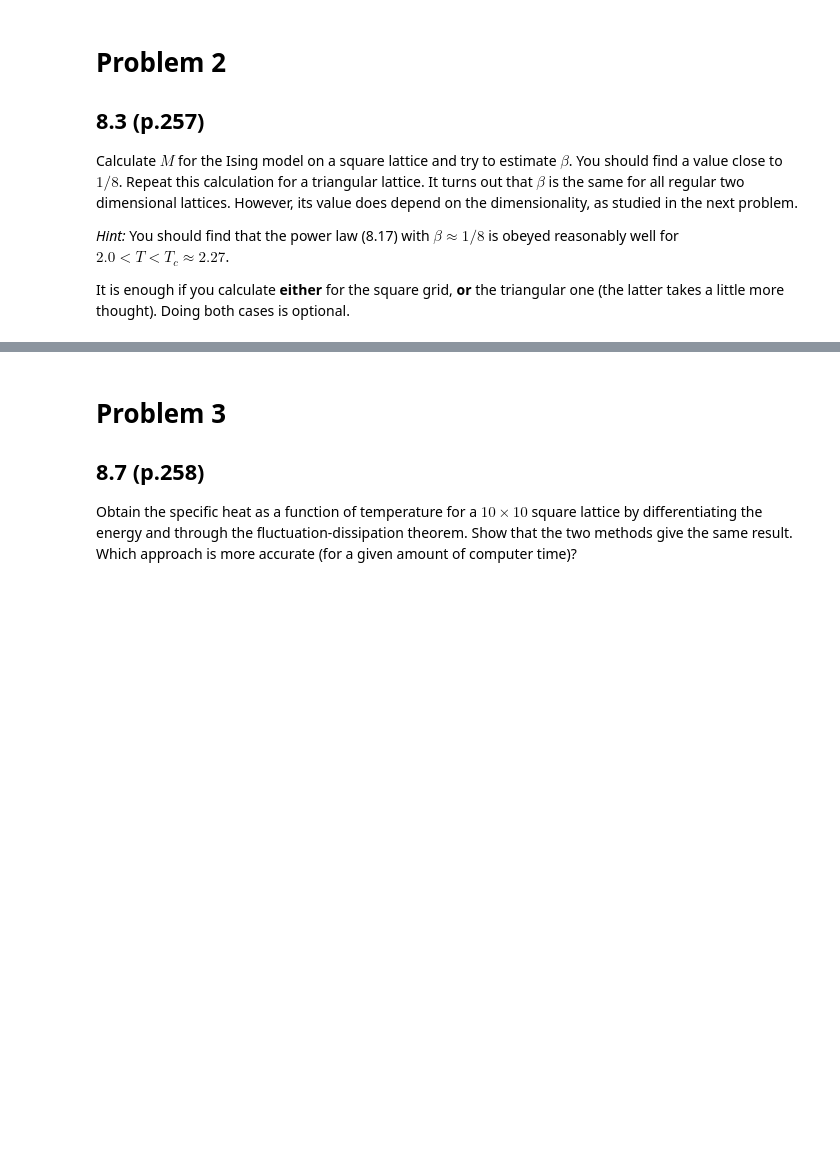
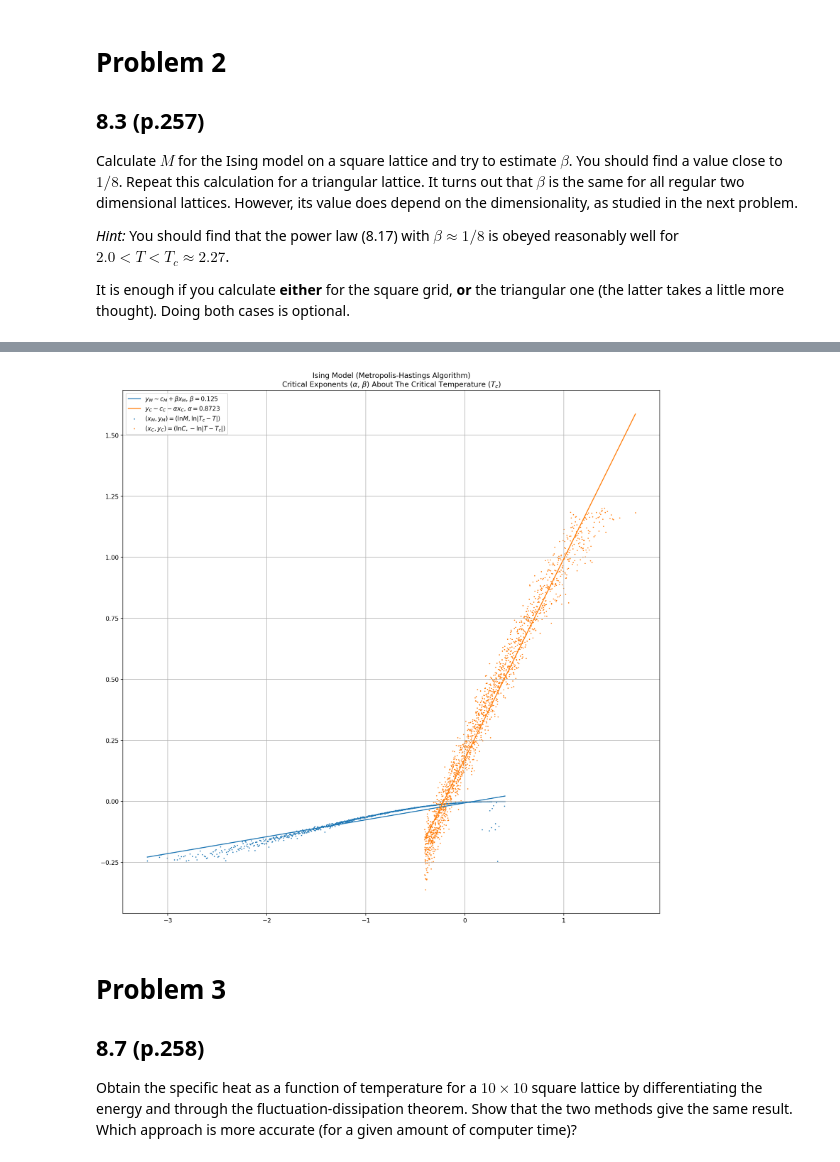
Before and after one commit to ethank5149/PurduePHYS580, a Jupyter notebook: Homework/HW5/HW5out.ipynb, the cells around one changed output, grey strips where cells are left out. Cells and saved outputs as stored; diff of their text form; code cells hidden in the pictures; blank space fills up the shorter version.

```diff
--- a/Homework/HW5/HW5out.ipynb
+++ b/Homework/HW5/HW5out.ipynb
@@ -45,0 +87,2 @@ It is enough if you calculate __either__ for the square grid, __or__ the triangu
+# %%
+_, T_beta, _, M_beta, _, _ = L_beta.simulate()
@@ -45,0 +107,2 @@ It is enough if you calculate __either__ for the square grid, __or__ the triangu
+# %%
+T_alpha, _, _, C_alpha, _ = L_alpha.simulate()
@@ -46,3 +127,27 @@ It is enough if you calculate __either__ for the square grid, __or__ the triangu
+# %%
+ x_beta,  y_beta =  np.log(np.abs(Tc - T_beta)),  np.log(np.abs(M_beta))
+x_alpha, y_alpha = -np.log(np.abs(T_alpha - Tc)), np.log(np.abs(C_alpha))
+
+ chop_beta = np.nonzero( y_beta > np.mean( y_beta) - 0.5 * np.std( y_beta))
+chop_alpha = np.nonzero(y_alpha < np.mean(y_alpha) + 1.0 * np.std(y_alpha))
+# %%
+fit_beta = Polynomial.fit(x_beta[chop_beta], y_beta[chop_beta], 1)
+fit_alpha = Polynomial.fit(x_alpha[chop_alpha], y_alpha[chop_alpha], 1)
+# %%
+fig, ax = plt.subplots(1, 1, figsize=(16, 16), dpi=200)
+ax.set_title('Ising Model (Metropolis-Hastings Algorithm)\n'+r'Critical Exponents ($\alpha$, $\beta$) About The Critical Temperature ($T_c$)')
+
+ax.plot(*fit_beta.linspace(), label=rf'$y_M\sim c_M+\beta x_M$, $\beta={fit_beta.coef[1]:0.4g}$')
+ax.scatter(x_beta[chop_beta], y_beta[chop_beta], marker=',', s=1, label=r'$\left(x_M,y_M\right)=\left(\ln M,\ln\left|T_c-T\right|\right)$')
+
+ax.plot(*fit_alpha.linspace(), label=rf'$y_C\sim c_C-\alpha x_C$, $\alpha={fit_alpha.coef[1]:0.4g}$')
+ax.scatter(x_alpha[chop_alpha], y_alpha[chop_alpha], marker=',', s=1, label=r'$\left(x_C,y_C\right)=\left(\ln C,-\ln\left|T-T_c\right|\right)$')
+
+ax.legend()
+ax.grid()
+fig.savefig('IsingModel')
+# %% [output]
+[figure, added]
 # %% [markdown]
 # Problem 3
 ## 8.7 (p.258)
```
Also changed, not shown: parts of 13 cells of this notebook, 4 other files.
